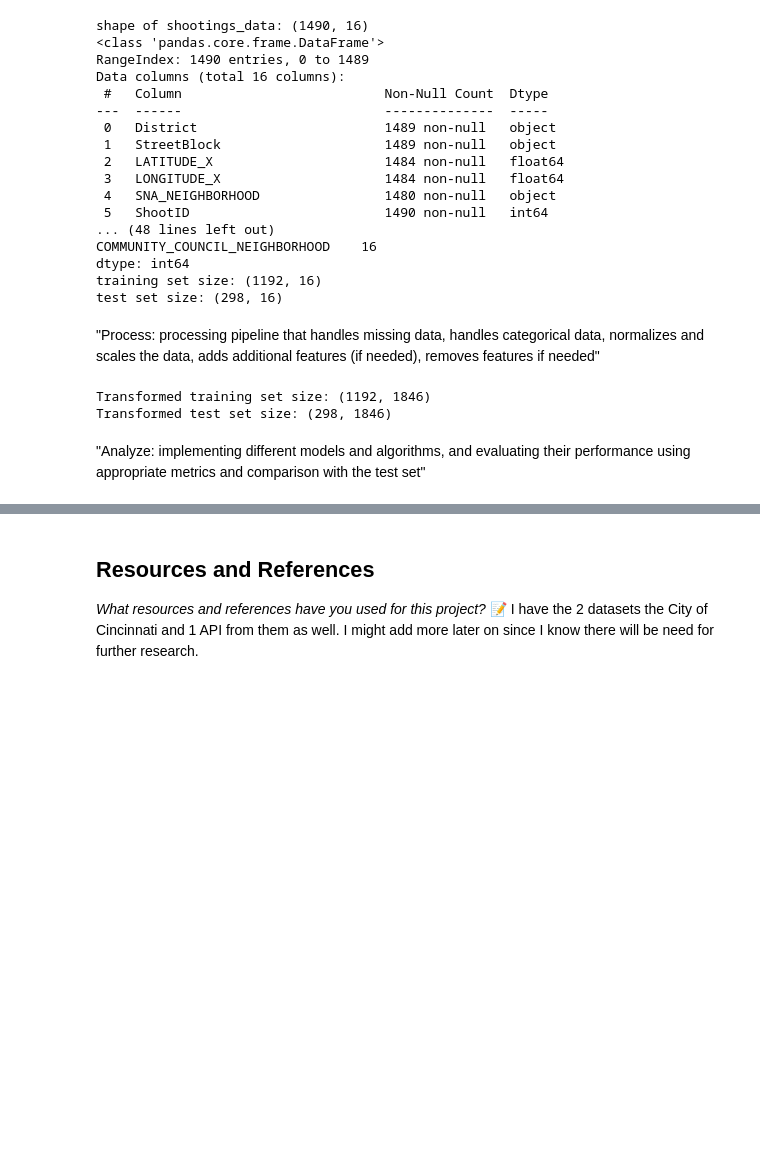
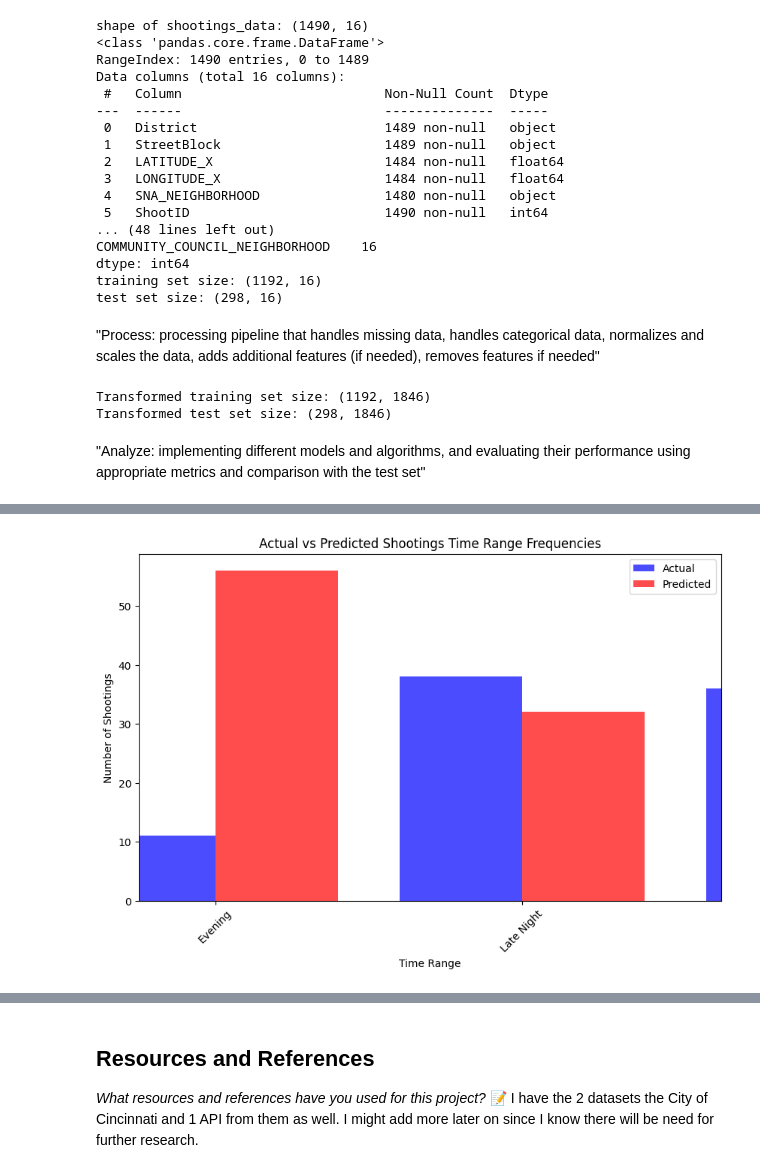
Before and after one commit to IT4063C-Fall24/final-project-chariyachhay, a Jupyter notebook: source.ipynb, the cells around one changed output, grey strips where cells are left out. Drawn from its saved outputs; the diff is of its cells as text; code cells hidden in the pictures; blank space fills up the shorter version.

Commit message:
Added final visualizations

```diff
--- a/source.ipynb
+++ b/source.ipynb
@@ -626,0 +628,82 @@ KeyboardInterrupt:
+# %%
+import pandas as pd
+import matplotlib.pyplot as plt
+from sklearn.model_selection import train_test_split
+from sklearn.ensemble import RandomForestClassifier
+from sklearn.metrics import classification_report
+
+# Load the data
+file_path = r'C:\Users\chari\Documents\Data Tech Analytics\CPD_Reported_Shootings_20241026.csv'
+df = pd.read_csv(file_path)
+
+# Combine DateOccurred and TimeOccurred columns into 'DateTimeOccurred'
+df['DateTimeOccurred'] = pd.to_datetime(
+    df['DateOccurred'].astype(str) + ' ' + df['TimeOccurred'].astype(str),
+    errors='coerce'
+)
+df['HourOccurred'] = df['DateTimeOccurred'].dt.hour
+
+# Handle missing values directly without using inplace=True
+df['HourOccurred'] = df['HourOccurred'].fillna(0)
+df['SNA_NEIGHBORHOOD'] = df['SNA_NEIGHBORHOOD'].fillna('Unknown')
+
+# Function to create time ranges
+def time_range(hour):
+    if 0 <= hour < 6:
+        return "Late Night"
+    elif 6 <= hour < 12:
+        return "Morning"
+    elif 12 <= hour < 18:
+        return "Afternoon"
+    else:
+        return "Evening"
+
+df['TimeRange'] = df['HourOccurred'].apply(time_range)
+
+# Focus on the top 3 neighborhoods
+top_neighborhoods = df['SNA_NEIGHBORHOOD'].value_counts().nlargest(3).index
+df_top = df[df['SNA_NEIGHBORHOOD'].isin(top_neighborhoods)]
+
+# One-hot encode the 'SNA_NEIGHBORHOOD' column
+X = pd.get_dummies(df_top[['SNA_NEIGHBORHOOD']], drop_first=True)
+y = df_top['TimeRange']
+
+# Split the data into training and testing sets
+X_train, X_test, y_train, y_test = train_test_split(X, y, test_size=0.2, random_state=42)
+
+# Train a Random Forest model
+model = RandomForestClassifier(random_state=42)
+model.fit(X_train, y_train)
+
+# Make predictions
+y_pred = model.predict(X_test)
+
+# Evaluate the model
+print("Classification Report:\n", classification_report(y_test, y_pred, zero_division=0))
+
+# Visualization: Actual vs Predicted Time Ranges (Bar Plot)
+actual_counts = y_test.value_counts().sort_index()
+predicted_counts = pd.Series(y_pred).value_counts().sort_index()
+
+plt.figure(figsize=(10, 6))
+ax = actual_counts.plot(kind='bar', width=0.4, position=1, label='Actual', color='b', alpha=0.7)
+predicted_counts.plot(kind='bar', width=0.4, position=0, label='Predicted', color='r', alpha=0.7)
+plt.title('Actual vs Predicted Shootings Time Range Frequencies')
+plt.xlabel('Time Range')
+plt.ylabel('Number of Shootings')
+plt.xticks(rotation=45)
+plt.legend()
+plt.show()
+
+# Visualization: Line Plot for Actual vs Predicted Frequencies
+plt.figure(figsize=(10, 6))
+actual_counts.plot(kind='line', marker='o', color='b', label='Actual', linewidth=2)
+predicted_counts.plot(kind='line', marker='x', color='r', label='Predicted', linewidth=2)
+plt.title('Actual vs Predicted Frequencies of Shootings by Time Range')
+plt.xlabel('Time Range')
+plt.ylabel('Number of Shootings')
+plt.xticks(rotation=45)
+plt.legend()
+plt.grid(True)
+plt.show()
+# %% [output]
@@ -626,0 +721 @@ KeyboardInterrupt:
+[figure, added]
```
Also changed, not shown: parts of 9 cells of this notebook.
